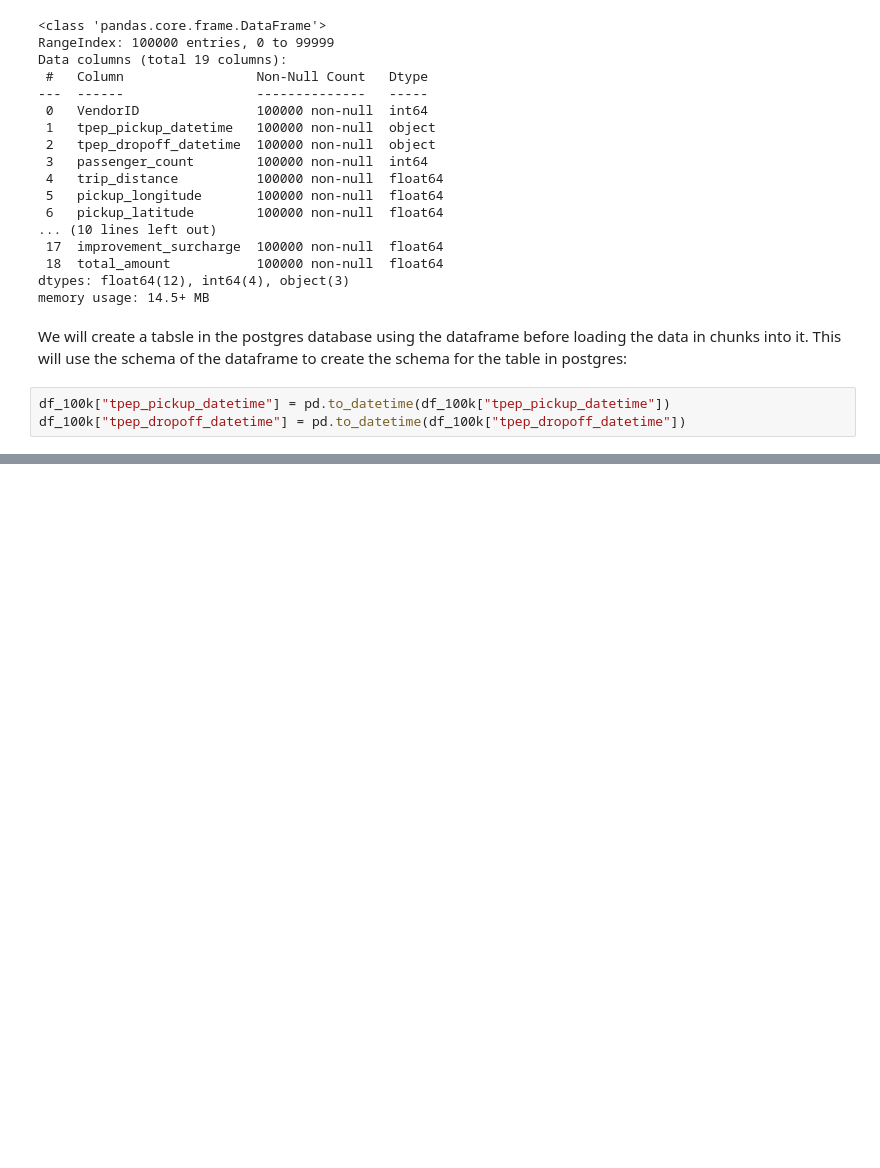
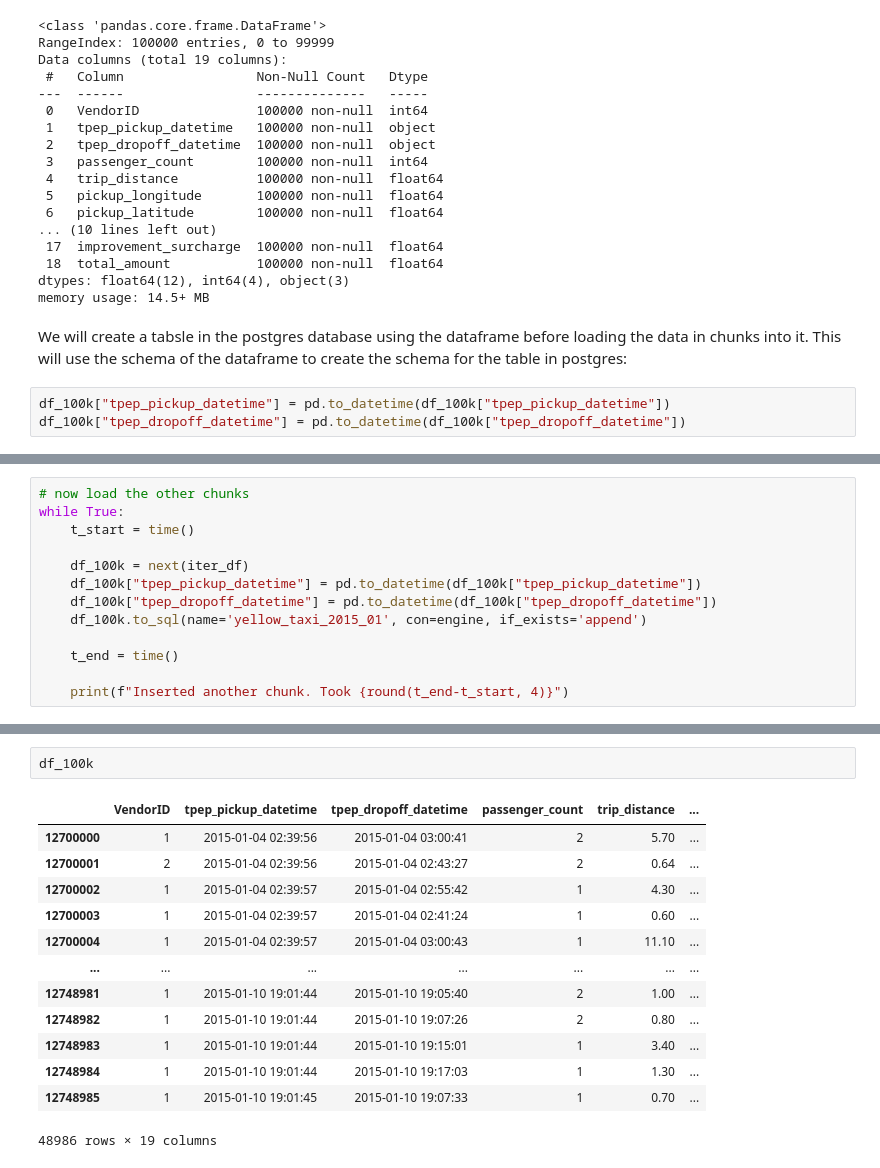
Before and after one commit to omogbolahan94/Data-Ingestion-to-Docker-Postgres-Database, a Jupyter notebook: main.ipynb, the cells around one changed output, grey strips where cells are left out. Cells and saved outputs as stored; diff of their text form; blank space fills up the shorter version.

```diff
--- a/main.ipynb
+++ b/main.ipynb
@@ -119,0 +129,13 @@ df_100k.head(0).to_sql(name='yellow_taxi_2015_01', con=engine, if_exists='replac
+# %%
+# now load the other chunks
+while True:
+    t_start = time()
+
+    df_100k = next(iter_df)
+    df_100k["tpep_pickup_datetime"] = pd.to_datetime(df_100k["tpep_pickup_datetime"])
+    df_100k["tpep_dropoff_datetime"] = pd.to_datetime(df_100k["tpep_dropoff_datetime"])
+    df_100k.to_sql(name='yellow_taxi_2015_01', con=engine, if_exists='append')
+
+    t_end = time()
+
+    print(f"Inserted another chunk. Took {round(t_end-t_start, 4)}")
@@ -119,0 +161,16 @@ df_100k.head(0).to_sql(name='yellow_taxi_2015_01', con=engine, if_exists='replac
+# %%
+df_100k
+# %% [output]
+|  | VendorID | tpep_pickup_datetime | tpep_dropoff_datetime | passenger_count | trip_distance | ... |
+| 12700000 | 1 | 2015-01-04 02:39:56 | 2015-01-04 03:00:41 | 2 | 5.70 | ... |
+| 12700001 | 2 | 2015-01-04 02:39:56 | 2015-01-04 02:43:27 | 2 | 0.64 | ... |
+| 12700002 | 1 | 2015-01-04 02:39:57 | 2015-01-04 02:55:42 | 1 | 4.30 | ... |
+| 12700003 | 1 | 2015-01-04 02:39:57 | 2015-01-04 02:41:24 | 1 | 0.60 | ... |
+| 12700004 | 1 | 2015-01-04 02:39:57 | 2015-01-04 03:00:43 | 1 | 11.10 | ... |
+| ... | ... | ... | ... | ... | ... | ... |
+| 12748981 | 1 | 2015-01-10 19:01:44 | 2015-01-10 19:05:40 | 2 | 1.00 | ... |
+| 12748982 | 1 | 2015-01-10 19:01:44 | 2015-01-10 19:07:26 | 2 | 0.80 | ... |
+| 12748983 | 1 | 2015-01-10 19:01:44 | 2015-01-10 19:15:01 | 1 | 3.40 | ... |
+| 12748984 | 1 | 2015-01-10 19:01:44 | 2015-01-10 19:17:03 | 1 | 1.30 | ... |
+| 12748985 | 1 | 2015-01-10 19:01:45 | 2015-01-10 19:07:33 | 1 | 0.70 | ... |
+48986 rows × 19 columns
```
Also changed, not shown: parts of 7 cells of this notebook.
